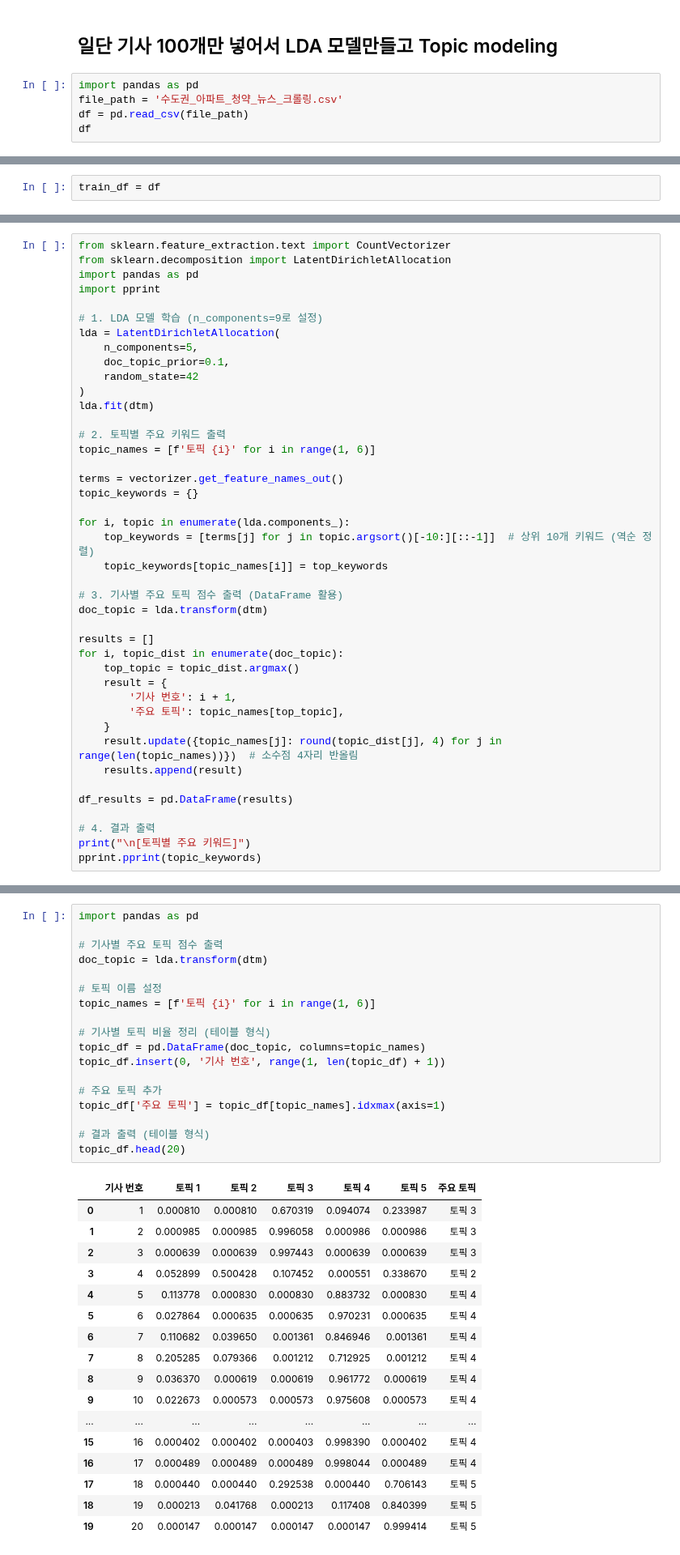
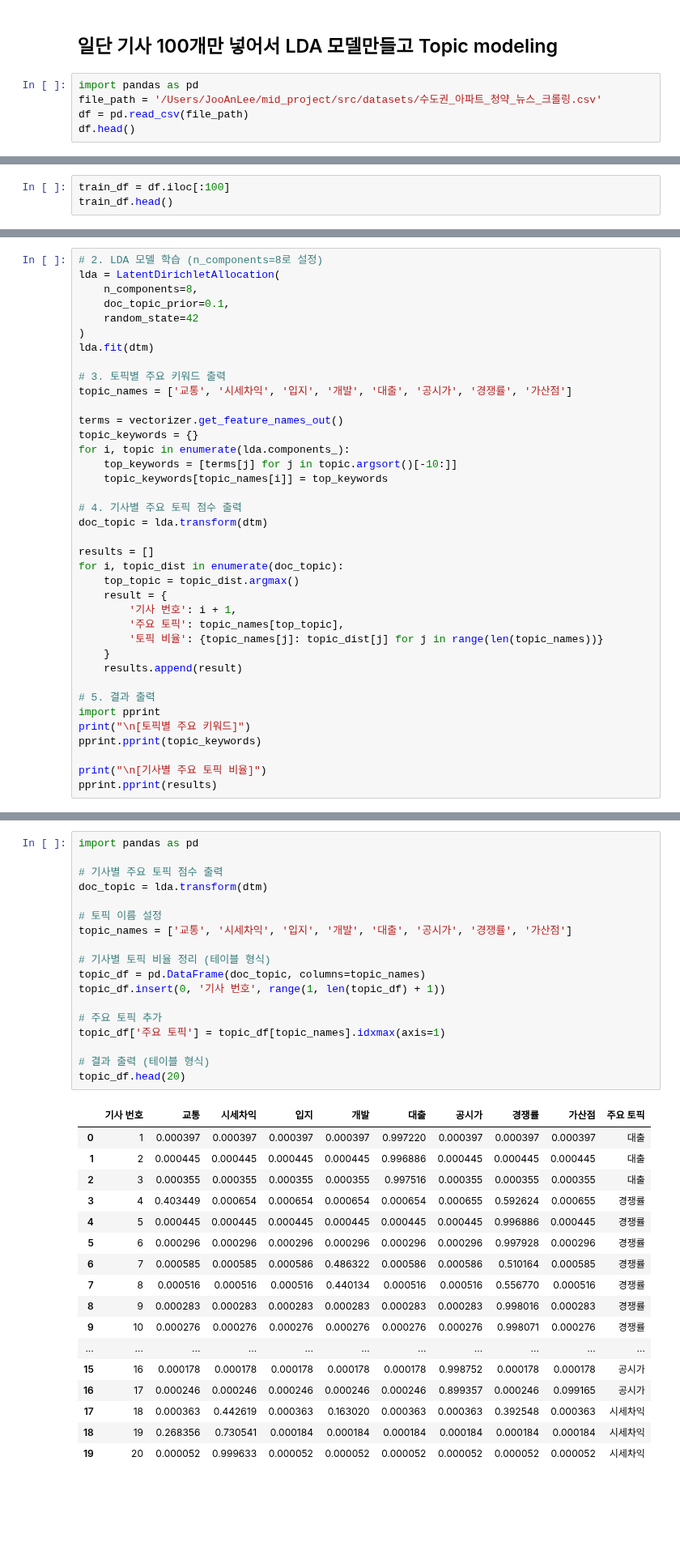
Before and after one commit to choikwangil95/HKToss-MLOps-Proejct, a Jupyter notebook: src/datasets/[JA] topic modeling_2.ipynb, the cells around one changed output, grey strips where cells are left out. Shown at 81% size. Saved outputs shown, nothing was run; the diff lists cells and outputs as text; blank space fills up the shorter version.

```diff
--- a/src/datasets/[JA] topic modeling_2.ipynb
+++ b/src/datasets/[JA] topic modeling_2.ipynb
@@ -5,9 +5,9 @@ from sklearn.decomposition import LatentDirichletAllocation
 ## 일단 기사 100개만 넣어서 LDA 모델만들고 Topic modeling
 # %%
 import pandas as pd
-file_path = '수도권_아파트_청약_뉴스_크롤링.csv'
+file_path = '/Users/JooAnLee/mid_project/src/datasets/수도권_아파트_청약_뉴스_크롤링.csv'
 df = pd.read_csv(file_path)
-df
+df.head()
 # %% [output]
 |  | title | content | url | apartment |
 | 0 | “7인 가구에 무주택 15년 이상”…새해 첫 만점통장 ‘이곳... | 의왕 월암지구 대방 디에트르 레이크파크 조감도. [사진 출처... | https://n.news.naver.com/mnews/ar... | 의왕 월암지구 대방 디에트르 레이크파크 |
@@ -25,2 +18,3 @@ df
 # %%
-train_df = df
+train_df = df.iloc[:100]
+train_df.head()
@@ -280,28 +69,22 @@ plt.show()
 # %%
-from sklearn.feature_extraction.text import CountVectorizer
-from sklearn.decomposition import LatentDirichletAllocation
-import pandas as pd
-import pprint
-
-# 1. LDA 모델 학습 (n_components=9로 설정)
+# 2. LDA 모델 학습 (n_components=8로 설정)
 lda = LatentDirichletAllocation(
-    n_components=5,
+    n_components=8,
     doc_topic_prior=0.1,
     random_state=42
 )
 lda.fit(dtm)
 
-# 2. 토픽별 주요 키워드 출력
-topic_names = [f'토픽 {i}' for i in range(1, 6)]
+# 3. 토픽별 주요 키워드 출력
+topic_names = ['교통', '시세차익', '입지', '개발', '대출', '공시가', '경쟁률', '가산점']
 
 terms = vectorizer.get_feature_names_out()
 topic_keywords = {}
-
 for i, topic in enumerate(lda.components_):
-    top_keywords = [terms[j] for j in topic.argsort()[-10:][::-1]]  # 상위 10개 키워드 (역순 정렬)
+    top_keywords = [terms[j] for j in topic.argsort()[-10:]]
     topic_keywords[topic_names[i]] = top_keywords
 
-# 3. 기사별 주요 토픽 점수 출력 (DataFrame 활용)
+# 4. 기사별 주요 토픽 점수 출력
 doc_topic = lda.transform(dtm)
 
 results = []
@@ -310,14 +93,16 @@ for i, topic_dist in enumerate(doc_topic):
     result = {
         '기사 번호': i + 1,
         '주요 토픽': topic_names[top_topic],
+        '토픽 비율': {topic_names[j]: topic_dist[j] for j in range(len(topic_names))}
     }
-    result.update({topic_names[j]: round(topic_dist[j], 4) for j in range(len(topic_names))})  # 소수점 4자리 반올림
     results.append(result)
 
-df_results = pd.DataFrame(results)
-
-# 4. 결과 출력
+# 5. 결과 출력
+import pprint
 print("\n[토픽별 주요 키워드]")
 pprint.pprint(topic_keywords)
+
+print("\n[기사별 주요 토픽 비율]")
+pprint.pprint(results)
 # %% [output]
 [토픽별 주요 키워드]
@@ -329,36 +125,36 @@ pprint.pprint(topic_keywords)
 # %%
 import pandas as pd
 
 # 기사별 주요 토픽 점수 출력
 doc_topic = lda.transform(dtm)
 
 # 토픽 이름 설정
-topic_names = [f'토픽 {i}' for i in range(1, 6)]
+topic_names = ['교통', '시세차익', '입지', '개발', '대출', '공시가', '경쟁률', '가산점']
 
 # 기사별 토픽 비율 정리 (테이블 형식)
 topic_df = pd.DataFrame(doc_topic, columns=topic_names)
 topic_df.insert(0, '기사 번호', range(1, len(topic_df) + 1))
 
 # 주요 토픽 추가
 topic_df['주요 토픽'] = topic_df[topic_names].idxmax(axis=1)
 
 # 결과 출력 (테이블 형식)
 topic_df.head(20)
 # %% [output]
-|  | 기사 번호 | 토픽 1 | 토픽 2 | 토픽 3 | 토픽 4 | 토픽 5 | 주요 토픽 |
-| 0 | 1 | 0.000810 | 0.000810 | 0.670319 | 0.094074 | 0.233987 | 토픽 3 |
-| 1 | 2 | 0.000985 | 0.000985 | 0.996058 | 0.000986 | 0.000986 | 토픽 3 |
-| 2 | 3 | 0.000639 | 0.000639 | 0.997443 | 0.000639 | 0.000639 | 토픽 3 |
-| 3 | 4 | 0.052899 | 0.500428 | 0.107452 | 0.000551 | 0.338670 | 토픽 2 |
-| 4 | 5 | 0.113778 | 0.000830 | 0.000830 | 0.883732 | 0.000830 | 토픽 4 |
-| 5 | 6 | 0.027864 | 0.000635 | 0.000635 | 0.970231 | 0.000635 | 토픽 4 |
-| 6 | 7 | 0.110682 | 0.039650 | 0.001361 | 0.846946 | 0.001361 | 토픽 4 |
-| 7 | 8 | 0.205285 | 0.079366 | 0.001212 | 0.712925 | 0.001212 | 토픽 4 |
-| 8 | 9 | 0.036370 | 0.000619 | 0.000619 | 0.961772 | 0.000619 | 토픽 4 |
-| 9 | 10 | 0.022673 | 0.000573 | 0.000573 | 0.975608 | 0.000573 | 토픽 4 |
-| ... | ... | ... | ... | ... | ... | ... | ... |
-| 15 | 16 | 0.000402 | 0.000402 | 0.000403 | 0.998390 | 0.000402 | 토픽 4 |
-| 16 | 17 | 0.000489 | 0.000489 | 0.000489 | 0.998044 | 0.000489 | 토픽 4 |
-| 17 | 18 | 0.000440 | 0.000440 | 0.292538 | 0.000440 | 0.706143 | 토픽 5 |
-| 18 | 19 | 0.000213 | 0.041768 | 0.000213 | 0.117408 | 0.840399 | 토픽 5 |
-| 19 | 20 | 0.000147 | 0.000147 | 0.000147 | 0.000147 | 0.999414 | 토픽 5 |
+|  | 기사 번호 | 교통 | 시세차익 | 입지 | 개발 | 대출 | 공시가 | 경쟁률 | 가산점 | 주요 토픽 |
+| 0 | 1 | 0.000397 | 0.000397 | 0.000397 | 0.000397 | 0.997220 | 0.000397 | 0.000397 | 0.000397 | 대출 |
+| 1 | 2 | 0.000445 | 0.000445 | 0.000445 | 0.000445 | 0.996886 | 0.000445 | 0.000445 | 0.000445 | 대출 |
+| 2 | 3 | 0.000355 | 0.000355 | 0.000355 | 0.000355 | 0.997516 | 0.000355 | 0.000355 | 0.000355 | 대출 |
+| 3 | 4 | 0.403449 | 0.000654 | 0.000654 | 0.000654 | 0.000654 | 0.000655 | 0.592624 | 0.000655 | 경쟁률 |
+| 4 | 5 | 0.000445 | 0.000445 | 0.000445 | 0.000445 | 0.000445 | 0.000445 | 0.996886 | 0.000445 | 경쟁률 |
+| 5 | 6 | 0.000296 | 0.000296 | 0.000296 | 0.000296 | 0.000296 | 0.000296 | 0.997928 | 0.000296 | 경쟁률 |
+| 6 | 7 | 0.000585 | 0.000585 | 0.000586 | 0.486322 | 0.000586 | 0.000586 | 0.510164 | 0.000585 | 경쟁률 |
+| 7 | 8 | 0.000516 | 0.000516 | 0.000516 | 0.440134 | 0.000516 | 0.000516 | 0.556770 | 0.000516 | 경쟁률 |
+| 8 | 9 | 0.000283 | 0.000283 | 0.000283 | 0.000283 | 0.000283 | 0.000283 | 0.998016 | 0.000283 | 경쟁률 |
+| 9 | 10 | 0.000276 | 0.000276 | 0.000276 | 0.000276 | 0.000276 | 0.000276 | 0.998071 | 0.000276 | 경쟁률 |
+| ... | ... | ... | ... | ... | ... | ... | ... | ... | ... | ... |
+| 15 | 16 | 0.000178 | 0.000178 | 0.000178 | 0.000178 | 0.000178 | 0.998752 | 0.000178 | 0.000178 | 공시가 |
+| 16 | 17 | 0.000246 | 0.000246 | 0.000246 | 0.000246 | 0.000246 | 0.899357 | 0.000246 | 0.099165 | 공시가 |
+| 17 | 18 | 0.000363 | 0.442619 | 0.000363 | 0.163020 | 0.000363 | 0.000363 | 0.392548 | 0.000363 | 시세차익 |
+| 18 | 19 | 0.268356 | 0.730541 | 0.000184 | 0.000184 | 0.000184 | 0.000184 | 0.000184 | 0.000184 | 시세차익 |
+| 19 | 20 | 0.000052 | 0.999633 | 0.000052 | 0.000052 | 0.000052 | 0.000052 | 0.000052 | 0.000052 | 시세차익 |
```
Also changed, not shown: parts of 13 cells of this notebook, 2 other files.
